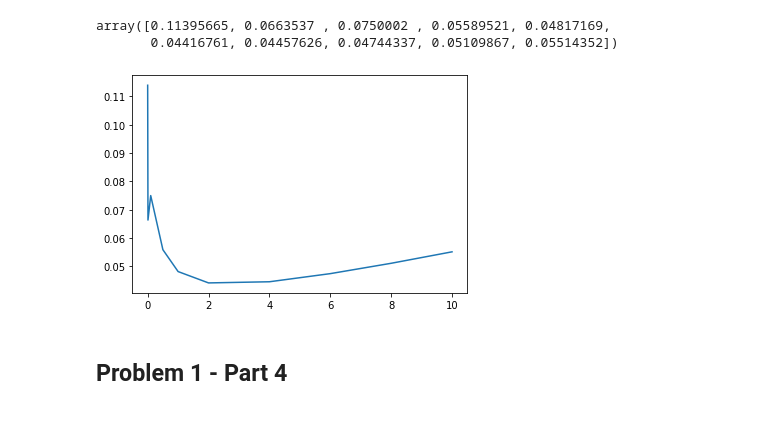
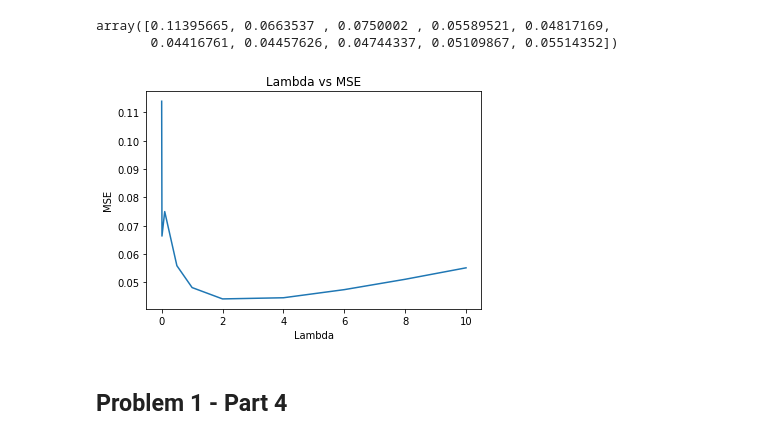
Before and after one commit to PiStefania/Machine_Learning_Exercises, a Jupyter notebook: Ex1_rou.ipynb, the cells around one changed output. Saved outputs shown, nothing was run; the diff lists cells and outputs as text; code cells hidden in the pictures.

```diff
--- a/Ex1_rou.ipynb
+++ b/Ex1_rou.ipynb
@@ -179,8 +181,11 @@ array([0.11395665, 0.0663537 , 0.0750002 , 0.05589521, 0.04817169,
        0.04416761, 0.04457626, 0.04744337, 0.05109867, 0.05514352])
 # %%
 plt.plot(lamda_tests, lamda_mse)
+plt.xlabel('Lambda')
+plt.ylabel('MSE')
+plt.title('Lambda vs MSE')
 plt.show()
 # %% [output]
-[figure, old version]
+[figure, new version]
 # %% [markdown]
 ## Problem 1 - Part 4
```
Also changed, not shown: parts of 24 cells of this notebook.
